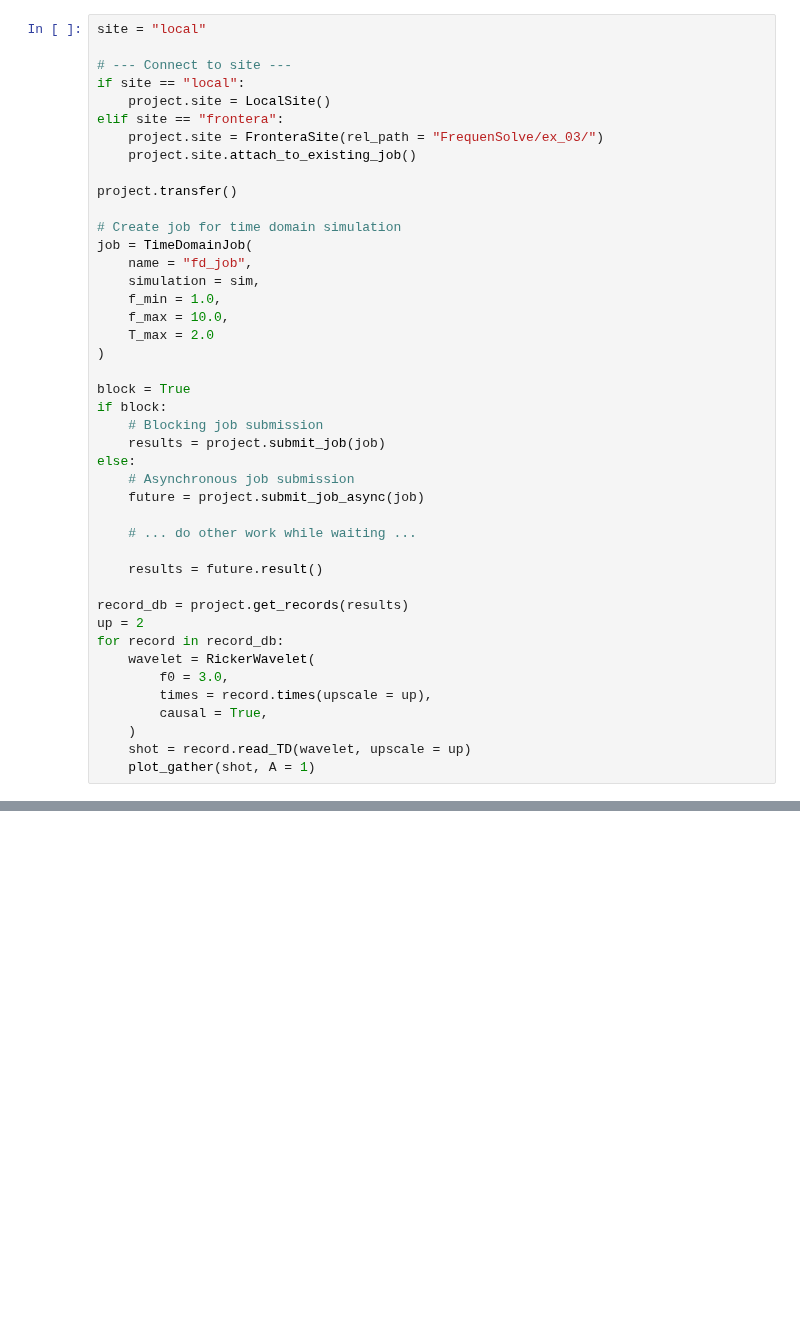
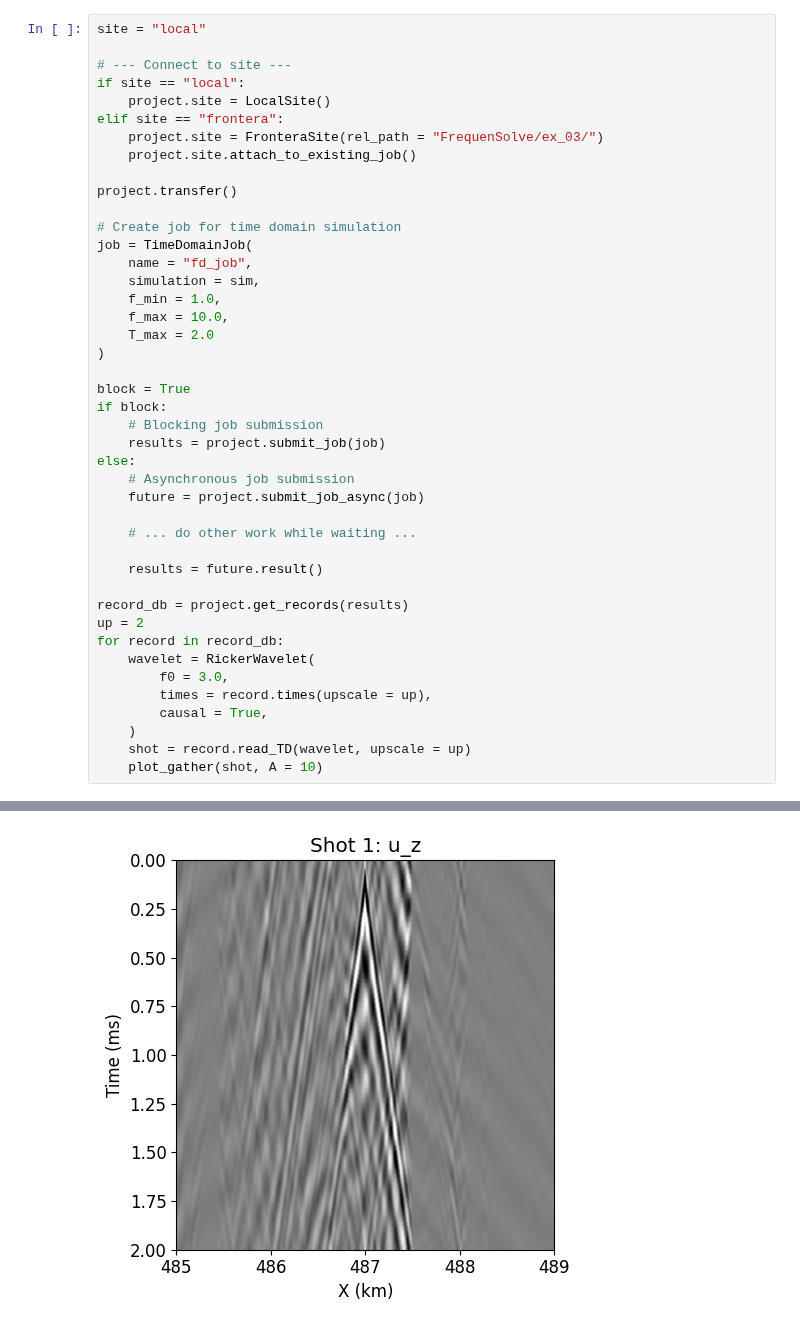
Before and after one commit to FrequenSol/FrequenSolve, a Jupyter notebook: examples/ex03_layered.ipynb, the cells around one changed output, grey strips where cells are left out. Cells and saved outputs as stored; diff of their text form; blank space fills up the shorter version.

```diff
--- a/examples/ex03_layered.ipynb
+++ b/examples/ex03_layered.ipynb
@@ -215,4 +218,5 @@ for record in record_db:
         causal = True,
     )
     shot = record.read_TD(wavelet, upscale = up)
-    plot_gather(shot, A = 1)
+    plot_gather(shot, A = 10)
+# %% [output]
@@ -218,0 +240 @@ for record in record_db:
+[figure, added]
```
Also changed, not shown: parts of 3 cells of this notebook, 4 other files.
